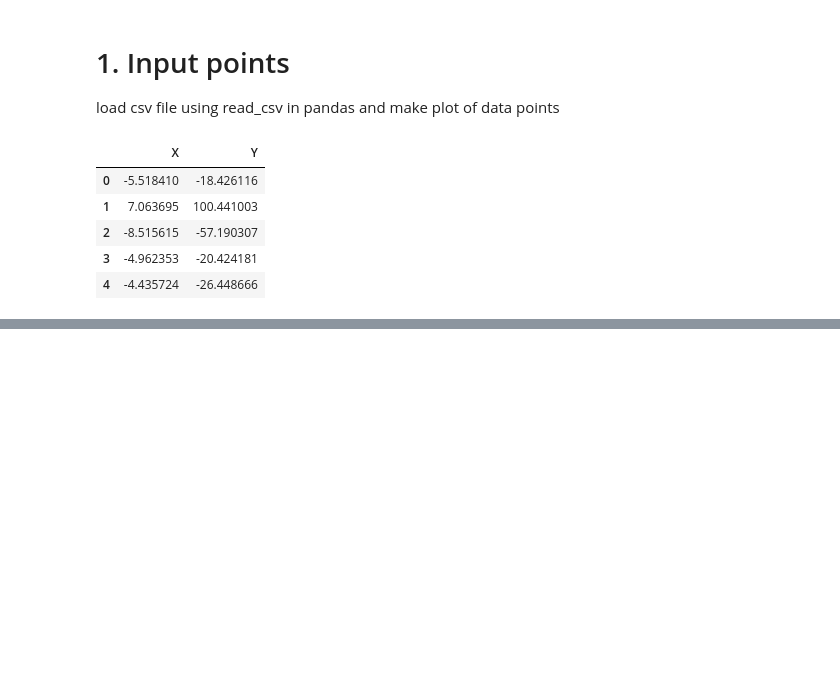
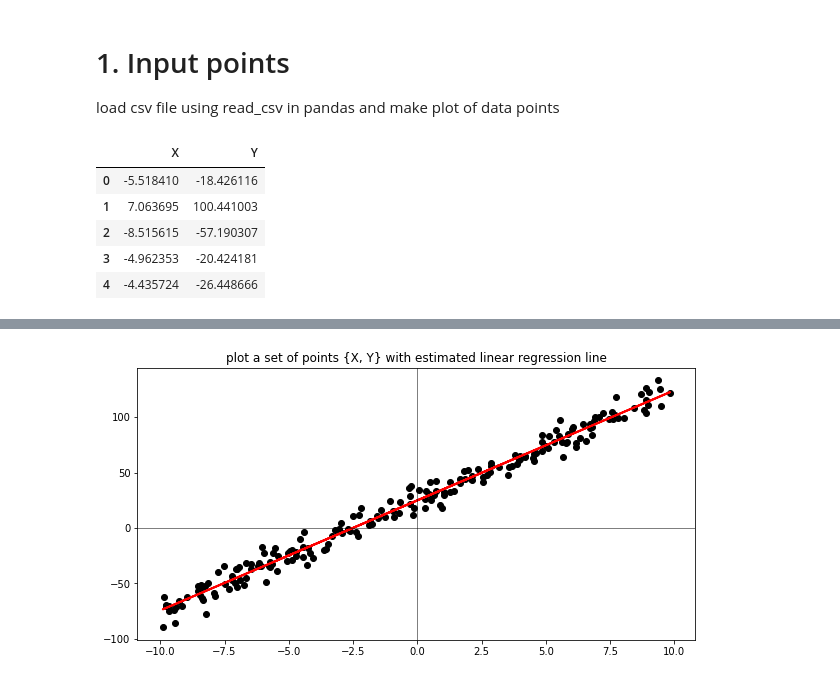
Before and after one commit to BaeHyungjun/2020-1-MachineLearning, a Jupyter notebook: 20152410_배형준_머신러닝_과제3.ipynb, the cells around one changed output, grey strips where cells are left out. Drawn from its saved outputs; the diff is of its cells as text; code cells hidden in the pictures; blank space fills up the shorter version.

```diff
--- a/20152410_배형준_머신러닝_과제3.ipynb
+++ b/20152410_배형준_머신러닝_과제3.ipynb
@@ -43,0 +102,2 @@ plt.show()
+# %%
+theta_0_hat, theta_1_hat, list_theta_0, list_theta_1, list_loss = make_regression(X, Y)
@@ -43,0 +110,14 @@ plt.show()
+# %%
+# get fitted values for making plot
+
+Y_hat = theta_0_hat + theta_1_hat * X
+# %%
+plt.figure(figsize=(10, 5))
+plt.plot(X, Y, 'ko') # scatter plot
+plt.plot(X, Y_hat, 'r', linestyle='-', linewidth=2) # estimated linear regression line
+plt.axhline(y=0, color='k', linewidth=0.5) # x axis
+plt.axvline(x=0, color='k', linewidth=0.5) # y axis
+plt.title('plot a set of points {X, Y} with estimated linear regression line')
+plt.show()
+# %% [output]
+[figure, added]
```
Also changed, not shown: parts of 4 cells of this notebook.
